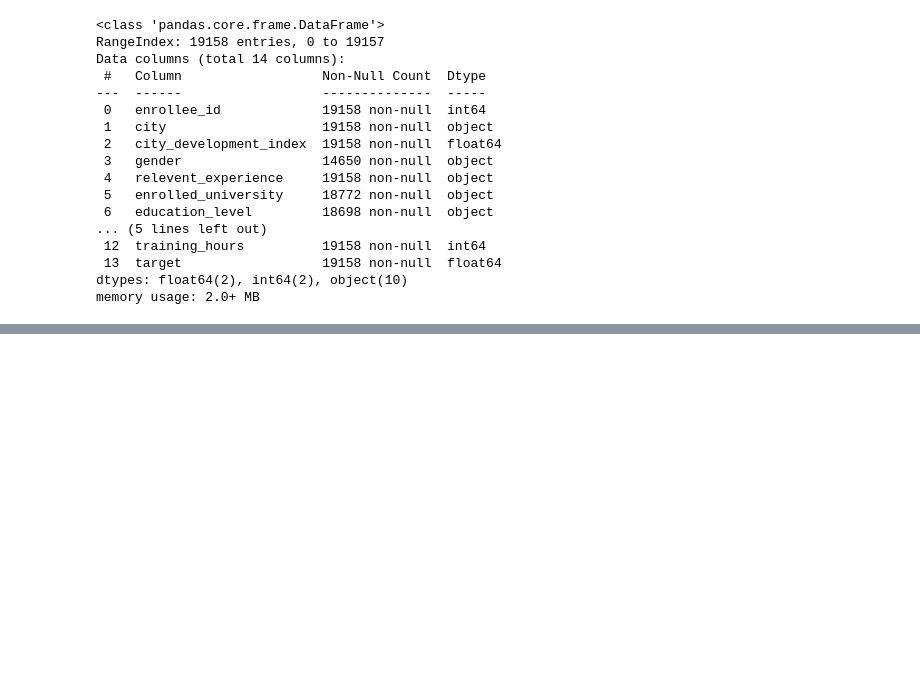
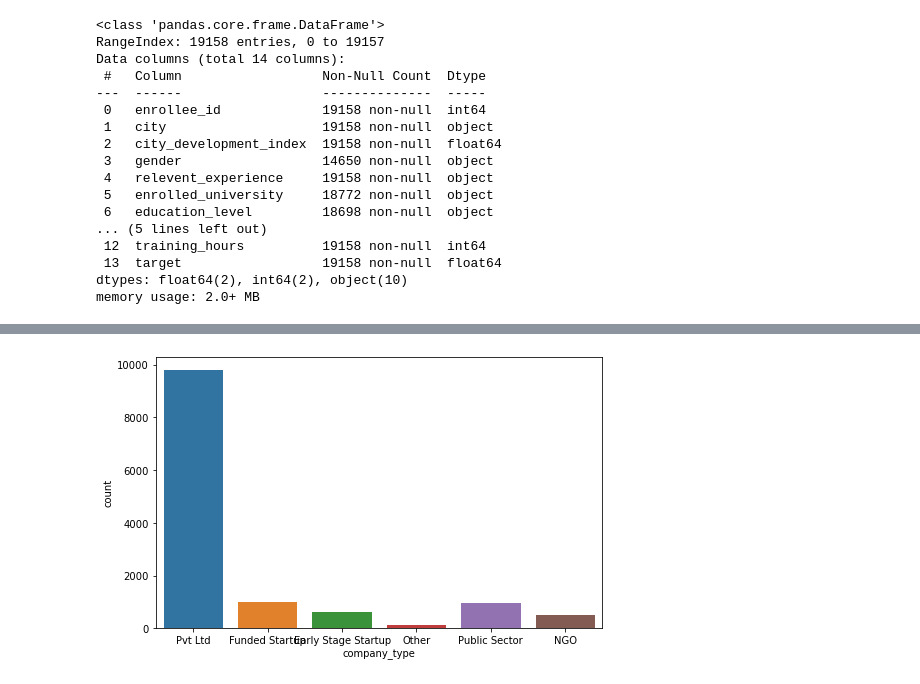
Before and after one commit to PragatiGupta97/Data-Science-for-business, a Jupyter notebook: HR_Analytics.ipynb, the cells around one changed output, grey strips where cells are left out. Cells and saved outputs as stored; diff of their text form; code cells hidden in the pictures; blank space fills up the shorter version.

```diff
--- a/HR_Analytics.ipynb
+++ b/HR_Analytics.ipynb
@@ -62,0 +101,8 @@ memory usage: 2.0+ MB
+# %%
+# From which company people are leaving and looking for a job the most
+
+plt.figure(figsize=(8,5))
+sns.countplot(data['company_type'])
+plt.show()
+# %% [output]
+[figure, added]
```
Also changed, not shown: parts of 48 cells of this notebook.
